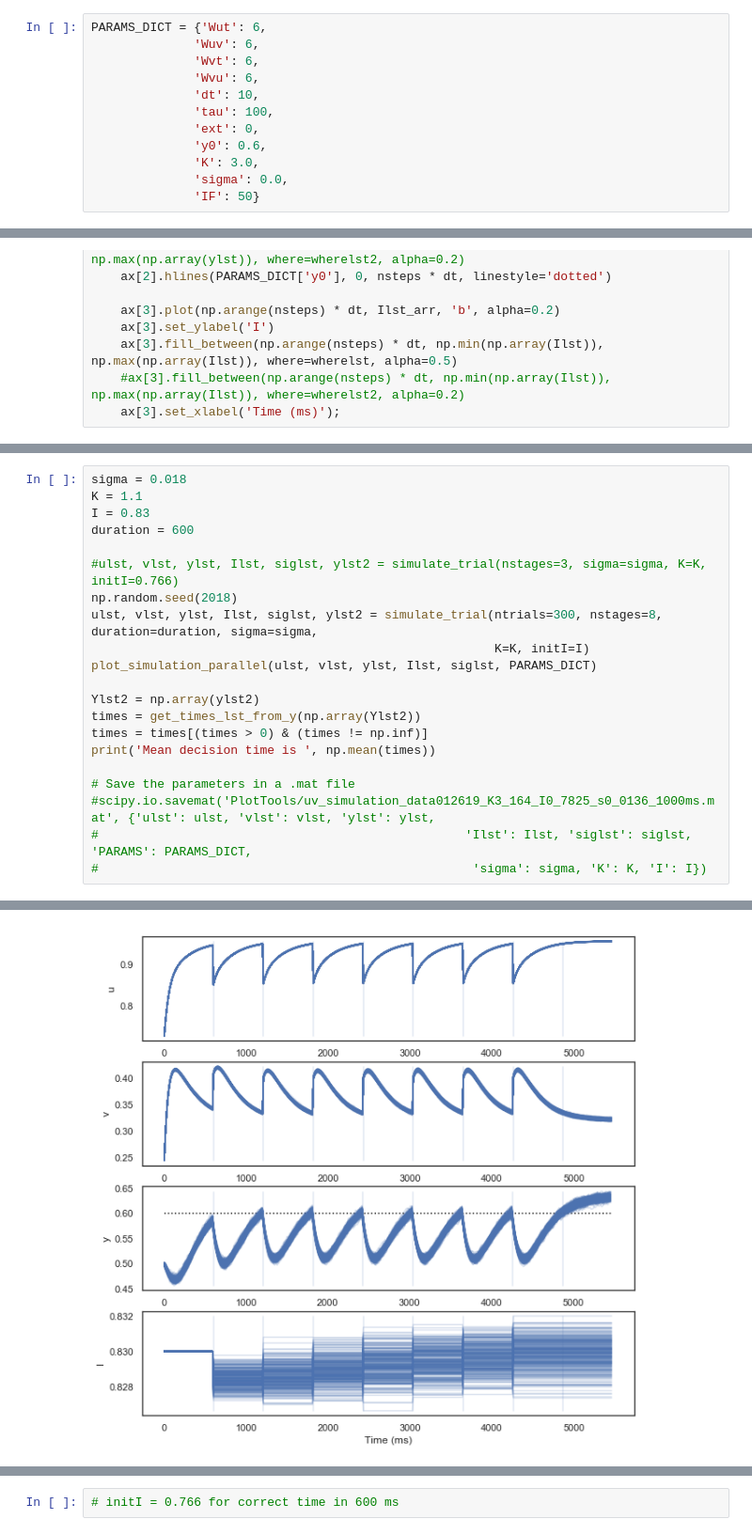
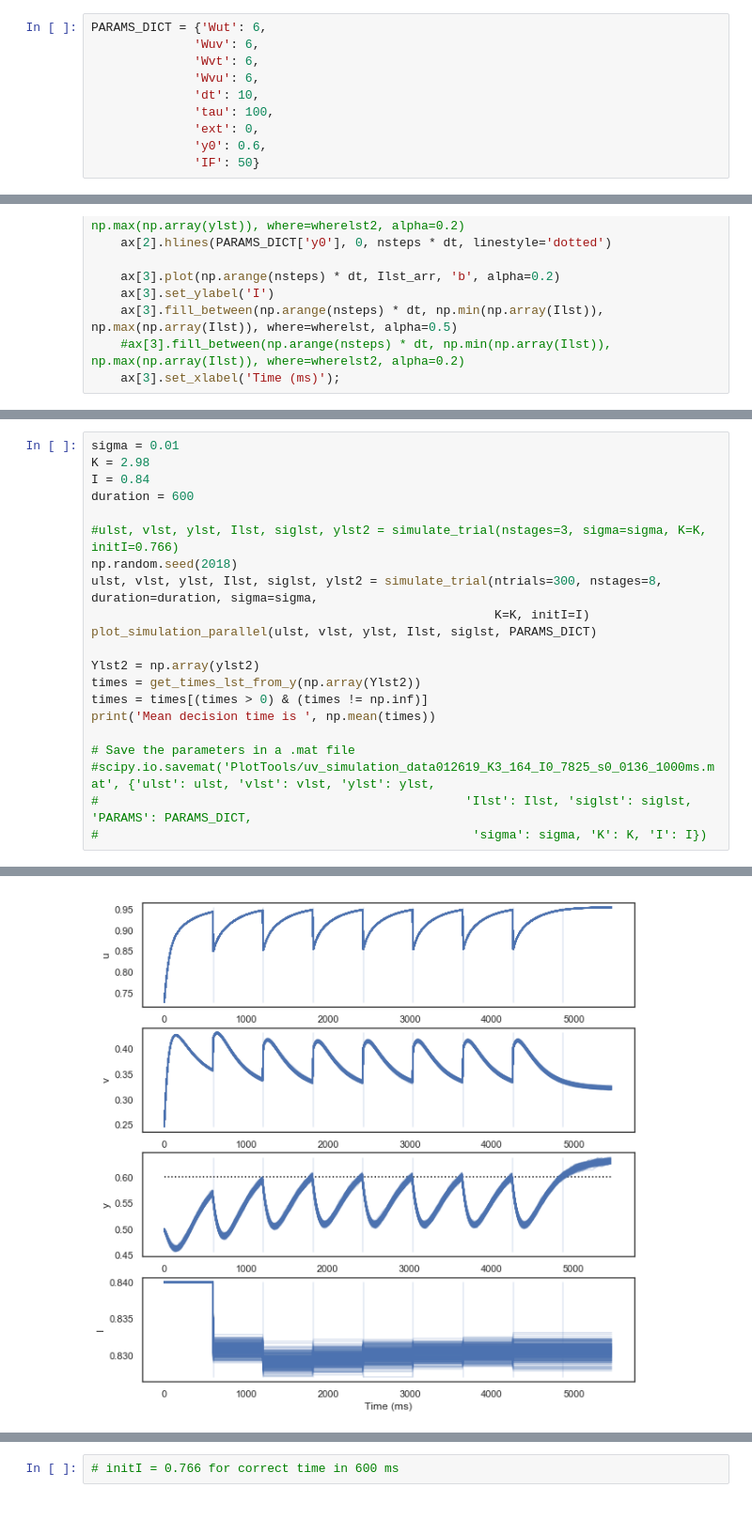
Before and after one commit to jazlab/SE_NL_MJ_2020, a Jupyter notebook: integrator_feedback_circuit.ipynb, the cells around one changed output, grey strips where cells are left out. Shown at 94% size. Saved outputs shown, nothing was run; the diff lists cells and outputs as text.

```diff
--- a/integrator_feedback_circuit.ipynb
+++ b/integrator_feedback_circuit.ipynb
@@ -49,8 +49,6 @@ PARAMS_DICT = {'Wut': 6,
               'tau': 100,
               'ext': 0,
               'y0': 0.6,
-              'K': 3.0,
-              'sigma': 0.0,
               'IF': 50}
 # %%
 def thresh_exp(x):
@@ -254,9 +251,9 @@ def simulate_trial(ntrials=1000, duration=600, nstages=10, sigma=0, K=3.0, initI
 
     return ulst, vlst, ylst, Ilst, siglst, ylst2
 # %%
-sigma = 0.018
-K = 1.1
-I = 0.83
+sigma = 0.01
+K = 2.98
+I = 0.84
 duration = 600
 
 #ulst, vlst, ylst, Ilst, siglst, ylst2 = simulate_trial(nstages=3, sigma=sigma, K=K, initI=0.766)
@@ -280 +276 @@ Mean decision time is  58.54666666666667
-[figure, old version]
+[figure, new version]
```
Also changed, not shown: parts of 21 cells of this notebook.
